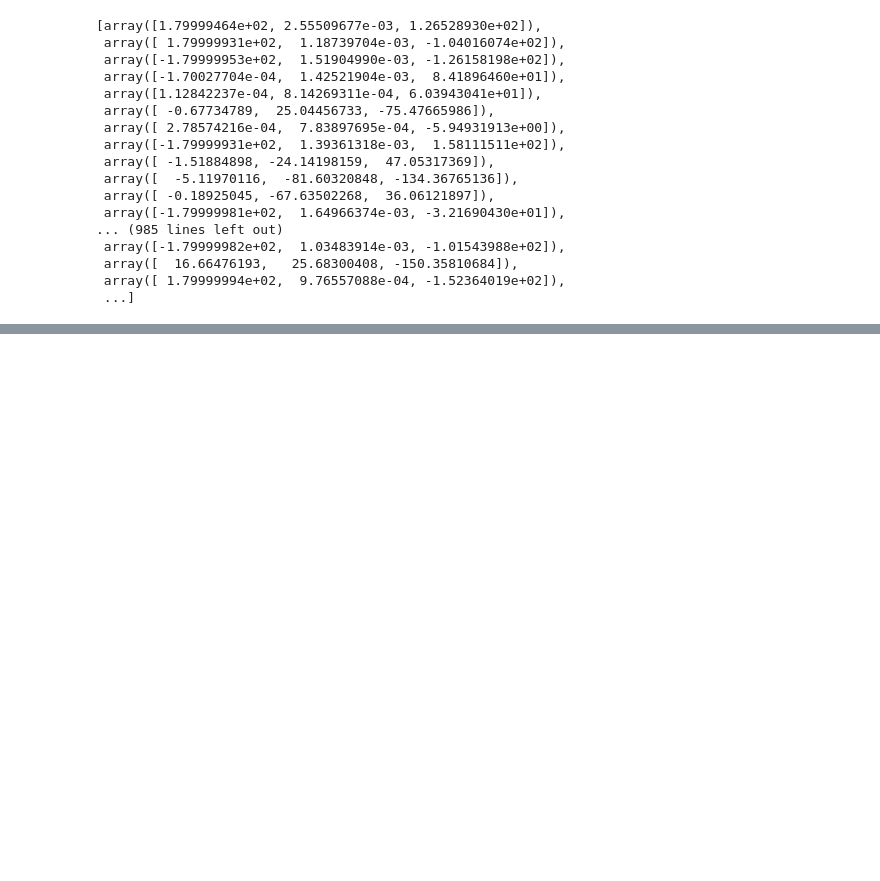
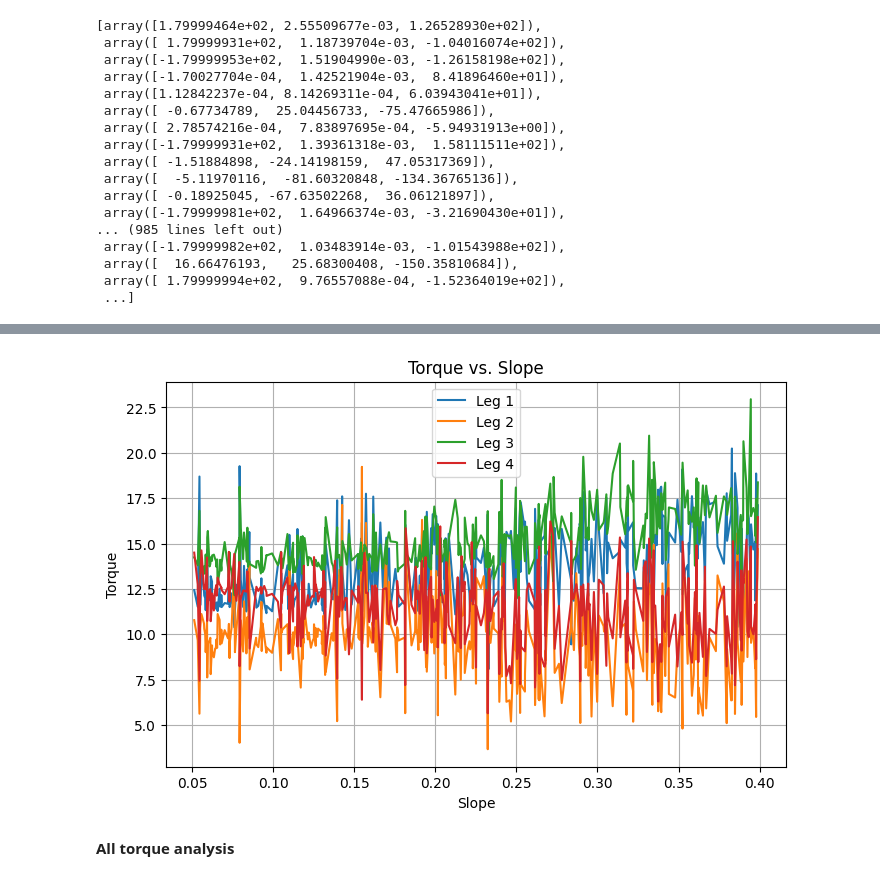
Before and after one commit to JansSolanoVega/legged_gym, a Jupyter notebook: legged_gym/scripts/analysis/plots.ipynb, the cells around one changed output, grey strips where cells are left out. Drawn from its saved outputs; the diff is of its cells as text; code cells hidden in the pictures; blank space fills up the shorter version.

Commit message:
updating analysis eval

```diff
--- a/legged_gym/scripts/analysis/plots.ipynb
+++ b/legged_gym/scripts/analysis/plots.ipynb
@@ -156,0 +233,21 @@ euler_angles_list
+# %%
+# Plotting
+plt.figure(figsize=(8, 5))
+plt.plot(x, mean_per_leg[:, 0], label='Leg 1')
+plt.plot(x, mean_per_leg[:, 1], label='Leg 2')
+plt.plot(x, mean_per_leg[:, 2], label='Leg 3')
+plt.plot(x, mean_per_leg[:, 3], label='Leg 4')
+
+# Labels and legend
+plt.xlabel("Slope")
+plt.ylabel("Torque")
+plt.title("Torque vs. Slope")
+plt.legend()
+plt.grid(True)
+
+# Show the plot
+plt.show()
+# %% [output]
+[figure, added]
+# %% [markdown]
+**All torque analysis**
```
Also changed, not shown: parts of 14 cells of this notebook, 10 other files.
